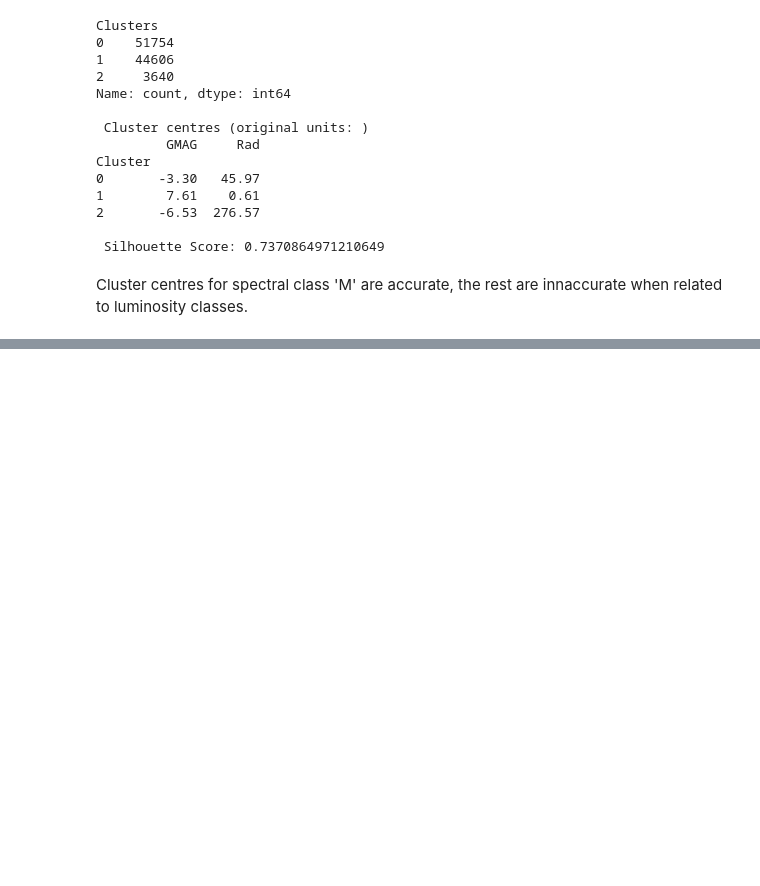
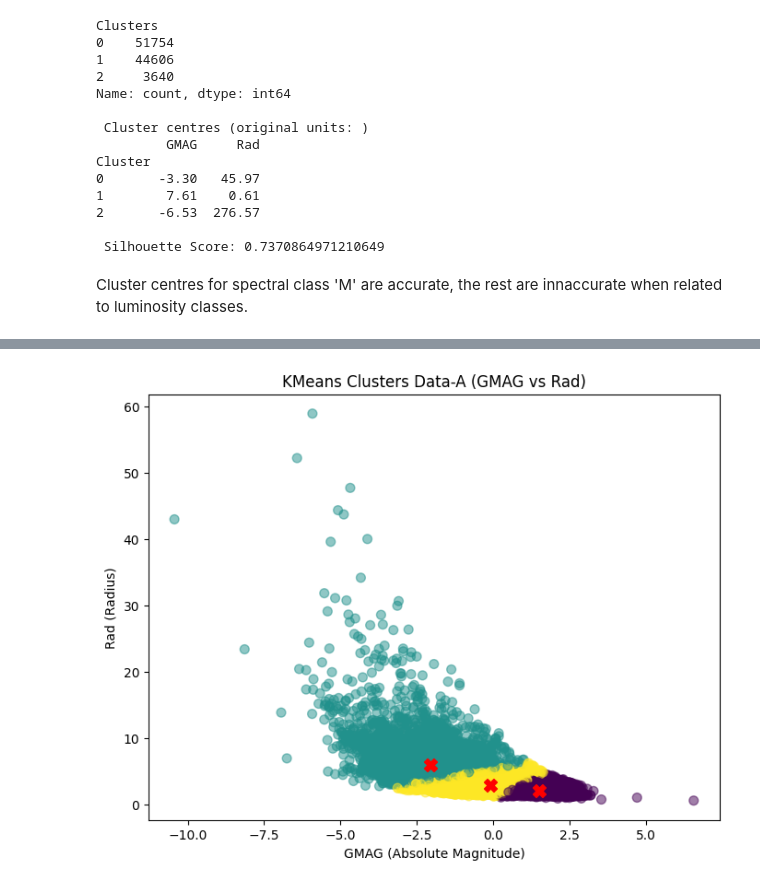
Before and after one commit to joshstromayer/stellar_stage_predictor, a Jupyter notebook: notebook.ipynb, the cells around one changed output, grey strips where cells are left out. Drawn from its saved outputs; the diff is of its cells as text; code cells hidden in the pictures; blank space fills up the shorter version.

```diff
--- a/notebook.ipynb
+++ b/notebook.ipynb
@@ -341,11 +342,11 @@ df_clusters_a["Clusters"] = labels_a
 print(df_clusters_b["Clusters"].value_counts().sort_index())
 
 centres_scaled = km_a.cluster_centers_
-centres = pd.DataFrame(scaler_a.inverse_transform(centres_scaled), columns=data_a.columns)
-centres = centres[['GMAG', 'Rad']]
-centres.index.name = "Cluster"
+centres_a = pd.DataFrame(scaler_a.inverse_transform(centres_scaled), columns=data_a.columns)
+centres_a = centres_a[['GMAG', 'Rad']]
+centres_a.index.name = "Cluster"
 print("\n Cluster centres (original units: )")
-print(centres.round(2))
+print(centres_a.round(2))
 
 silho = (silhouette_score(x_scaled_a, labels_a, sample_size=min(10000, x.shape[0]), metric="euclidean", random_state=42))
 print(f"\n Silhouette Score: {silho}")
@@ -507,0 +537,13 @@ Cluster centres for spectral class 'M' are accurate, the rest are innaccurate wh
+# %%
+# Data-a
+
+plt.figure(figsize=(8, 6))
+plt.scatter(df_clusters_a["GMAG"], df_clusters_a["Rad"], c=df_clusters_a["Clusters"], s=50, cmap="viridis", alpha=0.5)
+plt.scatter(centres_a["GMAG"], centres_a["Rad"], c="red", s=100, marker="X")
+
+plt.xlabel("GMAG (Absolute Magnitude)")
+plt.ylabel("Rad (Radius)")
+plt.title("KMeans Clusters Data-A (GMAG vs Rad)")
+plt.show()
+# %% [output]
+[figure, added]
```
Also changed, not shown: parts of 14 cells of this notebook.
